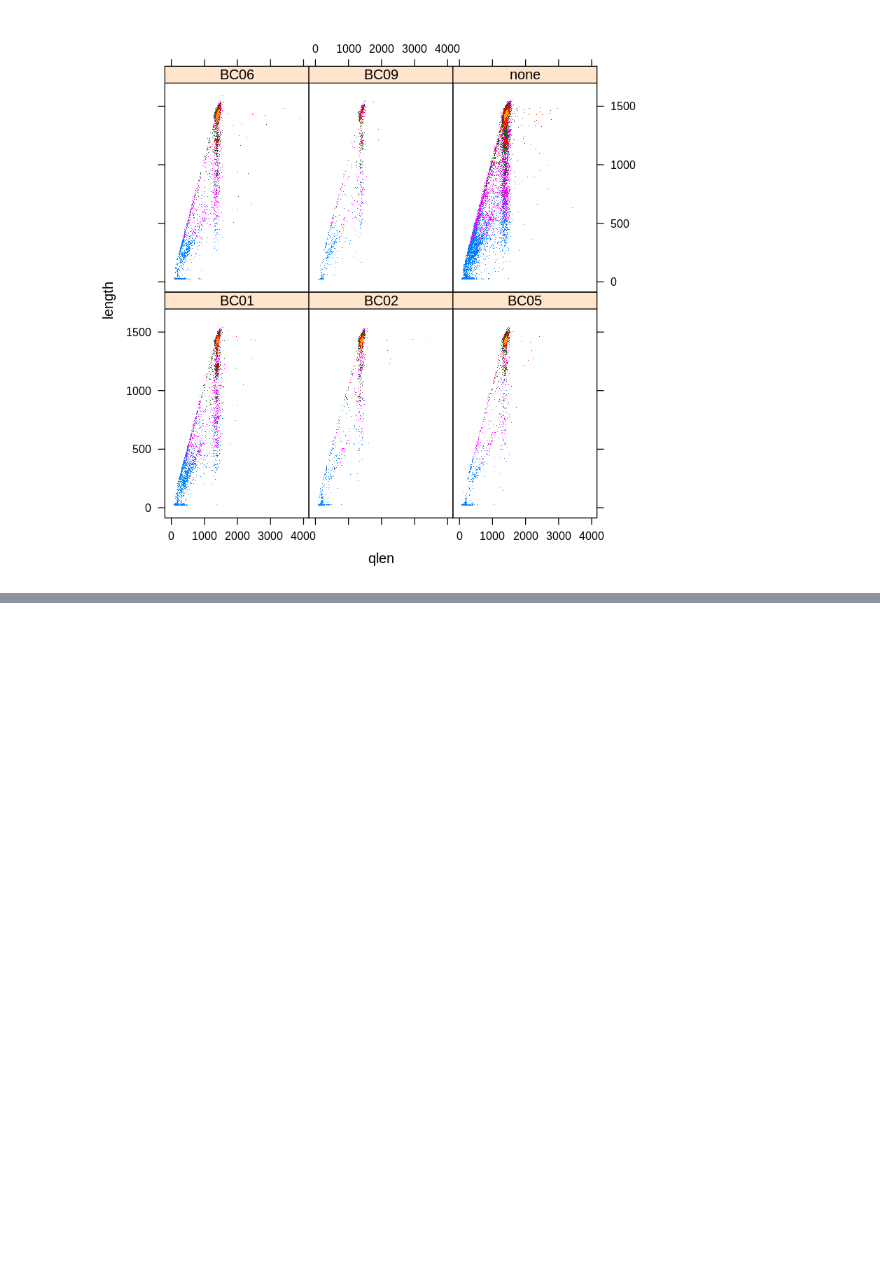
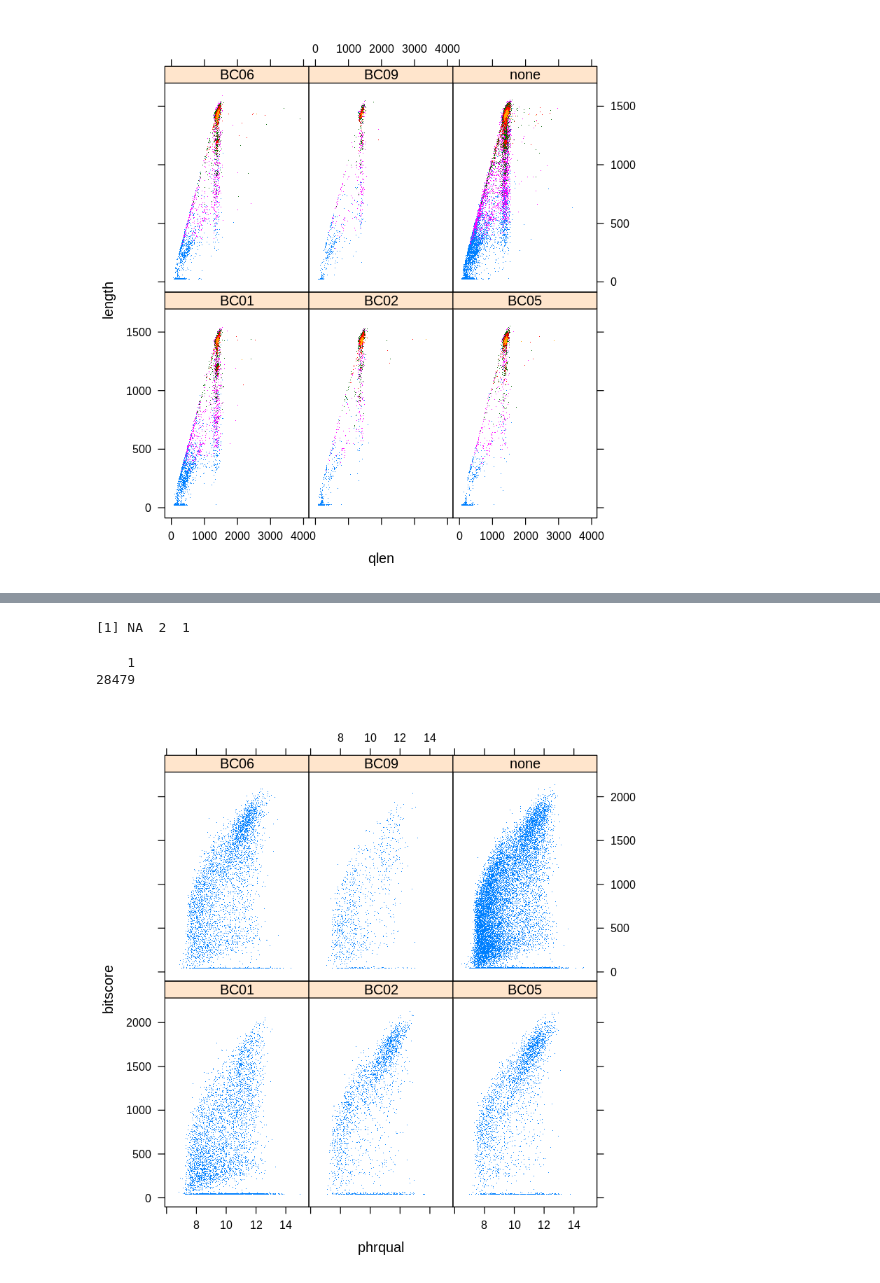
Before and after one commit to macieksk/ngslub18, a Jupyter notebook: jupyter_run/NGSworkshop-Saturday.ipynb, the cells around one changed output, grey strips where cells are left out. Saved outputs shown, nothing was run; the diff lists cells and outputs as text; code cells hidden in the pictures; blank space fills up the shorter version.

Commit message:
NGSworkshop-Saturday.ipynb blast res read qual check

```diff
--- a/jupyter_run/NGSworkshop-Saturday.ipynb
+++ b/jupyter_run/NGSworkshop-Saturday.ipynb
@@ -611,0 +633,25 @@ __version__
+# %%
+%%R
+fqphreds<-read.table("results.ngslub/readname.to.phredq.tsv",as.is=TRUE)
+# %%
+%%R
+library(fastmatch)
+bna$phrqual<-fqphreds$V2[fmatch(bna$qseqid,fqphreds$V1)]
+# %%
+%%R
+match(c(5,6,7),c(7,6,6))
+# %% [output]
+[1] NA  2  1
+# %%
+%%R
+head(bna)
+table(table(bna$qseqid))
+# %% [output]
+    1
+28479
+# %%
+%%R -w 800 -h 800 -r 120
+
+xyplot(bitscore~phrqual|sampid,data=bna,pch=".") #,groups=cut(bitscore,5),pch=".")#subset=bitscore<1000)
+# %% [output]
+[figure, added]
```
Also changed, not shown: parts of 9 cells of this notebook.
